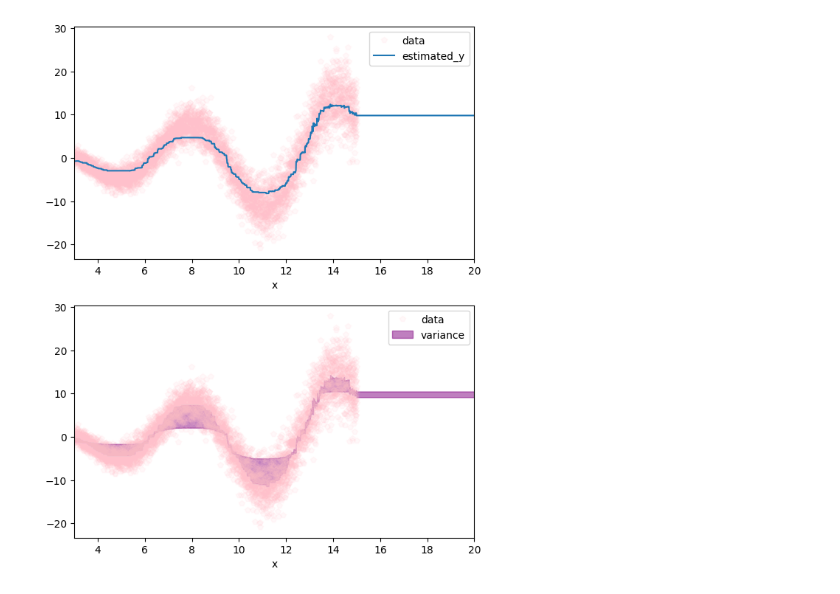
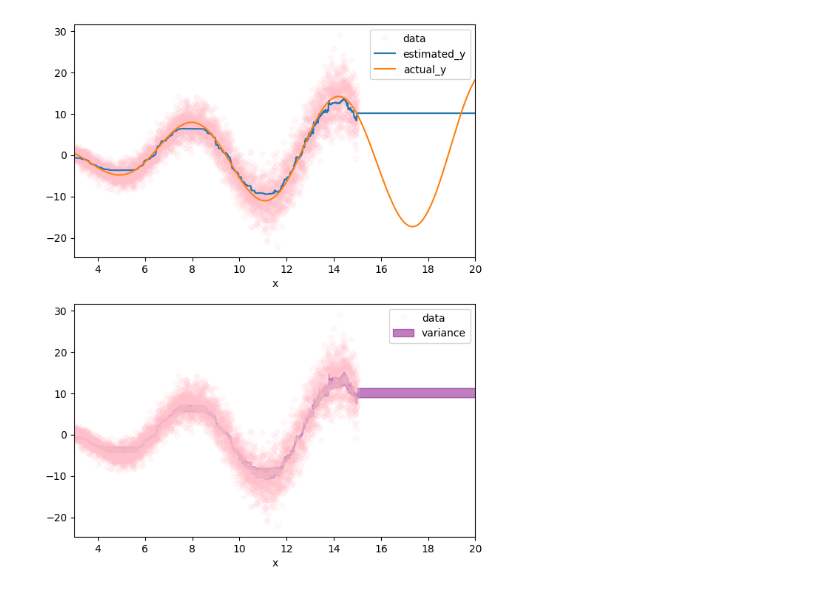
Before and after one commit to YG29/bachelorThesis, a Jupyter notebook: notebooks/gbt.ipynb, the cells around one changed output. Saved outputs shown, nothing was run; the diff lists cells and outputs as text; code cells hidden in the pictures.

Commit message:
some graphs

```diff
--- a/notebooks/gbt.ipynb
+++ b/notebooks/gbt.ipynb
@@ -105,6 +171,14 @@ gbt_model = GradientBoostedTreesEnsembleRegressor(
     # subportion=0.3,
     sample_method='RANDOM'
 )
+# %%
+cali_model = Cali(
+    n_trees=50,
+    max_depth=5,
+    n_estimators=80,
+    subportion=0.8,
+    sample_method='RANDOM'
+)
 # %%
-gbt_model.fit(X_train, y_train)
+cali_model.fit(X_train, y_train)
 # %% [output]
@@ -204,3 +294,3 @@ Training model...
 # %%
-mean_prediction, variance_prediction = gbt_model.predict(X_test) #, n_runs=80, n_samples=50
+mean_prediction, variance_prediction = cali_model.predict(X_test) #, n_runs=80, n_samples=50
 # %% [output]
@@ -239,26 +329,28 @@ tf.Tensor(
 # %%
 xlim = (xMin,xMax+5)
 x_test = X_test.flatten()
+y_test = f(x_test)
 y_pred = mean_prediction.numpy().flatten()
 uncertainties = variance_prediction.numpy().flatten()
 # %%
 
 fig = plt.figure(figsize=(7,9))
 
 ax = fig.add_subplot(2,1,1)
 ax.plot(X_train,y_train,"p",alpha=0.1,c="pink",label="data")
 ax.plot(x_test,y_pred,label="estimated_y")
+ax.plot(x_test, y_test, label = "actual_y")
 ax.set_xlabel("x")
 ax.set_xlim(*xlim)
 ax.legend()
 
 ax = fig.add_subplot(2,1,2)
 ax.plot(X_train,y_train,"p",alpha=0.1,label="data",c="pink")
 # ax.plot(x_test,y_pred,label="estimated_y", c="skyblue")
 ax.fill_between(x_test, y_pred - uncertainties, y_pred + uncertainties, alpha = 0.5, label="variance", color="purple")
 ax.set_xlabel("x")
 ax.set_xlim(*xlim)
 ax.legend()
 plt.show()
 # %% [output]
-[figure, old version]
+[figure, new version]
```
Also changed, not shown: parts of 5 cells of this notebook, 1 other file.
